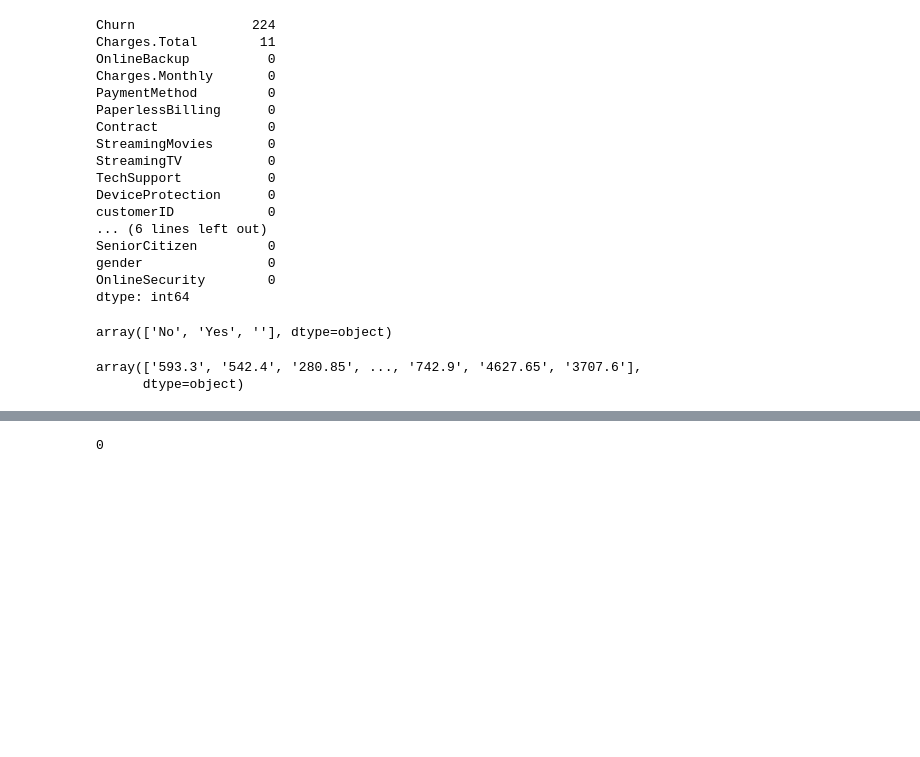
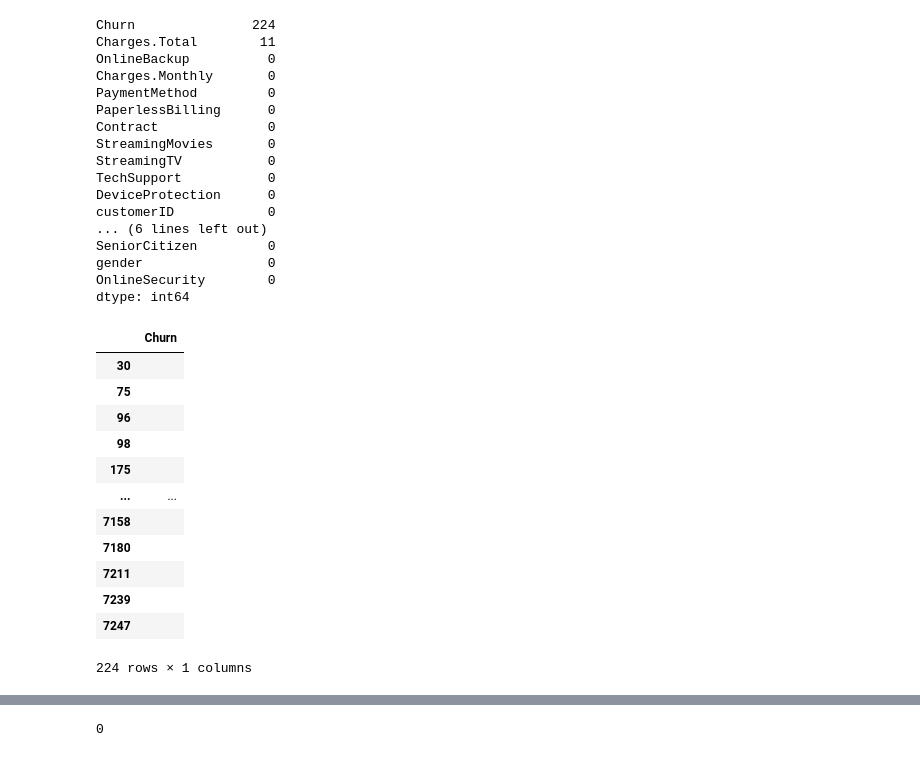
Before and after one commit to jonathasjoab/challenge_telecomX, a Jupyter notebook: TelecomX_challenge.ipynb, the cells around one changed output, grey strips where cells are left out. Drawn from its saved outputs; the diff is of its cells as text; code cells hidden in the pictures; blank space fills up the shorter version.

```diff
--- a/TelecomX_challenge.ipynb
+++ b/TelecomX_challenge.ipynb
@@ -151,13 +172,20 @@ SeniorCitizen         0
 gender                0
 OnlineSecurity        0
 dtype: int64
-# %%
-# Checando os valores inconsistentes nas colunas 'Charges.Total' e 'Churn'
-clientes_dados['Churn'].unique()
-# %% [output]
-array(['No', 'Yes', ''], dtype=object)
-# %%
-clientes_dados['Charges.Total'].unique()
-# %% [output]
-array(['593.3', '542.4', '280.85', ..., '742.9', '4627.65', '3707.6'],
-      dtype=object)
+# %%
+# Localiza os valores inválidos ('' ou ' ') na coluna 'Churn' para inspeção antes do tratamento
+clientes_dados[clientes_dados['Churn'].isin(['', ' '])][['Churn']]
+# %% [output]
+|  | Churn |
+| 30 |  |
+| 75 |  |
+| 96 |  |
+| 98 |  |
+| 175 |  |
+| ... | ... |
+| 7158 |  |
+| 7180 |  |
+| 7211 |  |
+| 7239 |  |
+| 7247 |  |
+224 rows × 1 columns
```
Also changed, not shown: parts of 12 cells of this notebook.
